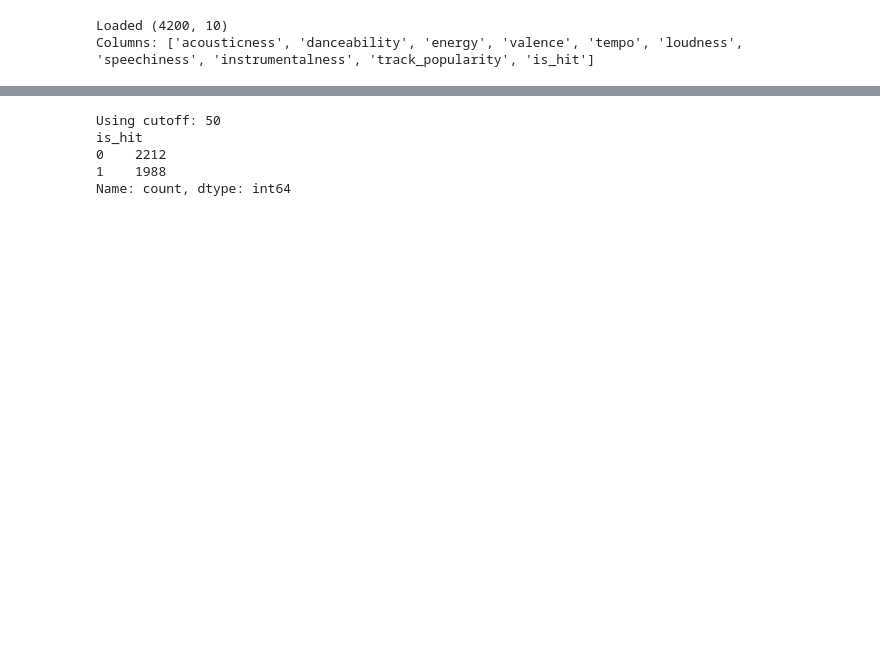
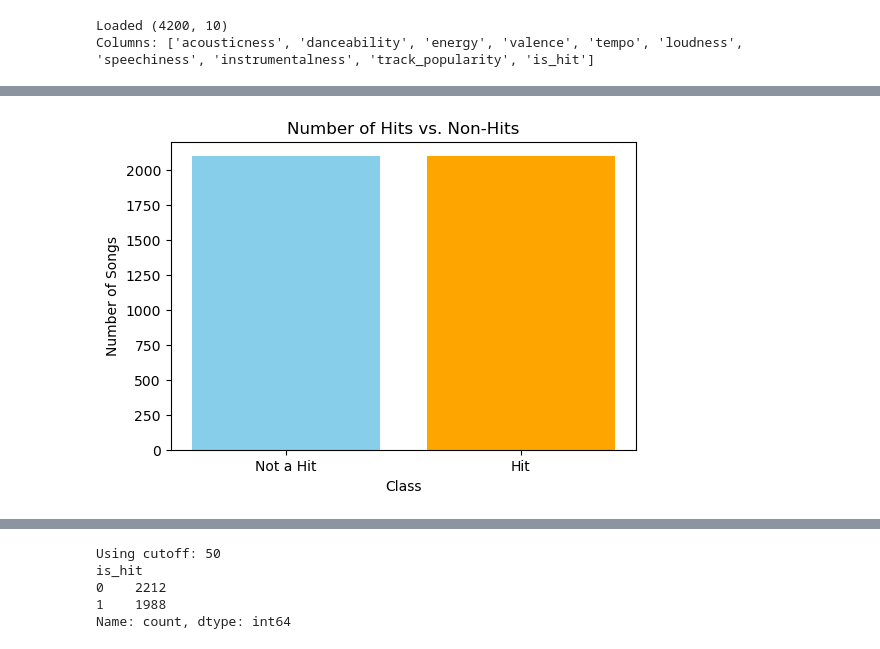
Before and after one commit to priedeler/T06_MusikPopularity, a Jupyter notebook: 02_Models/KNN.ipynb, the cells around one changed output, grey strips where cells are left out. Drawn from its saved outputs; the diff is of its cells as text; code cells hidden in the pictures; blank space fills up the shorter version.

```diff
--- a/02_Models/KNN.ipynb
+++ b/02_Models/KNN.ipynb
@@ -28,0 +38,12 @@ Next, we load the dataset into a pandas DataFrame so it can be analyzed and proc
+# %%
+# Bar chart of hit vs. non-hit counts
+import matplotlib.pyplot as plt
+hit_counts = df['is_hit'].value_counts().sort_index()
+plt.figure(figsize=(6,4))
+plt.bar(['Not a Hit', 'Hit'], hit_counts, color=['skyblue', 'orange'])
+plt.title('Number of Hits vs. Non-Hits')
+plt.ylabel('Number of Songs')
+plt.xlabel('Class')
+plt.show()
+# %% [output]
+[figure, added]
```
Also changed, not shown: parts of 61 cells of this notebook.
